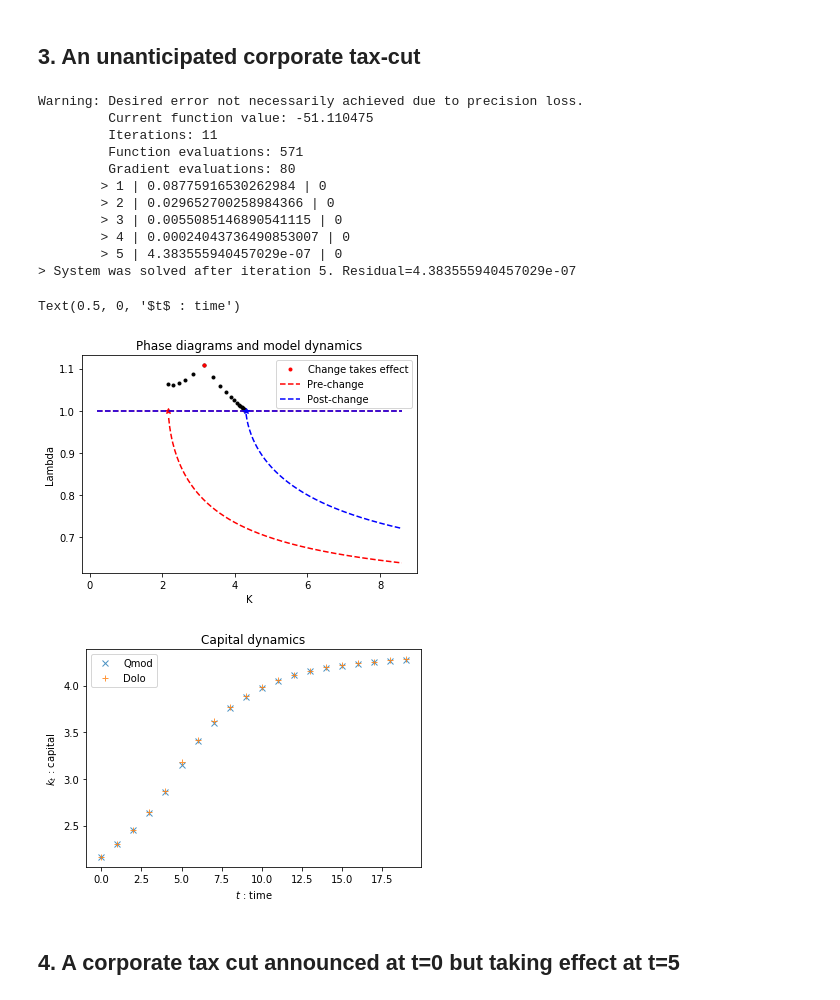
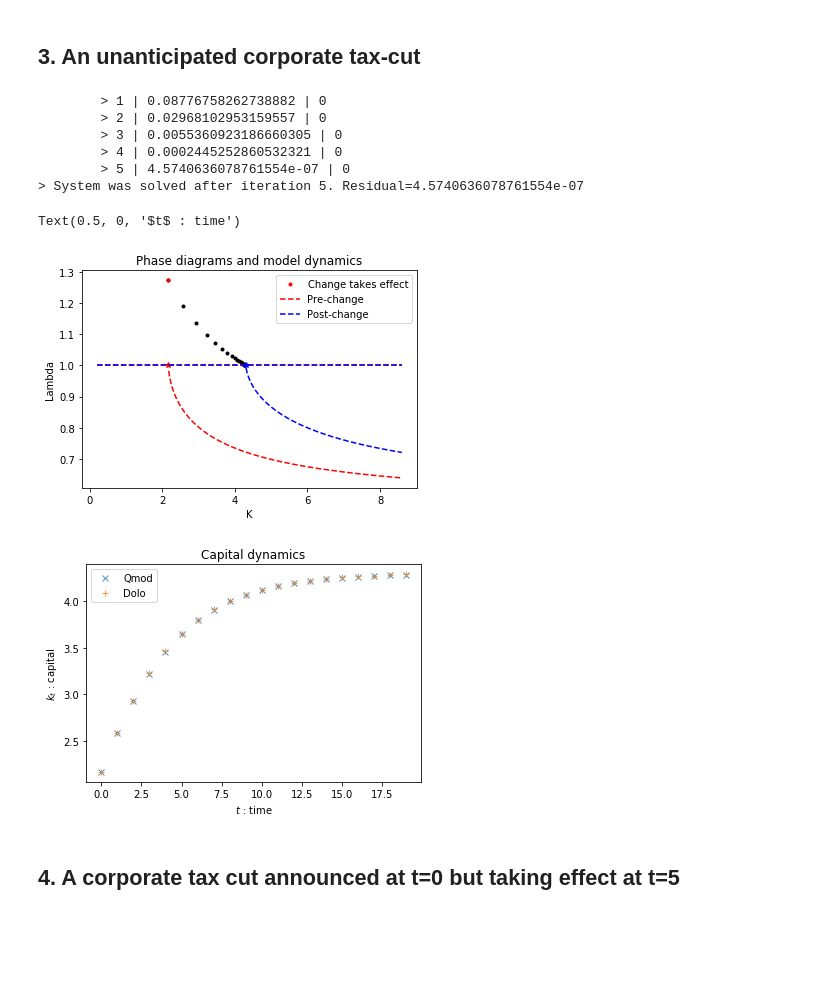
Before and after one commit to Mv77/Q_Investment, a Jupyter notebook: Examples_structural_change.ipynb, the cells around one changed output. Saved outputs shown, nothing was run; the diff lists cells and outputs as text; code cells hidden in the pictures; blank space fills up the shorter version.

```diff
--- a/Examples_structural_change.ipynb
+++ b/Examples_structural_change.ipynb
@@ -297,50 +297,50 @@ Text(0.5, 0, '$t$ : time')
 # %% [markdown]
 ## 3. An unanticipated corporate tax-cut
 # %%
+# Set the taxes of the 'high-tax' scenario
 tau_high = 0.4
+# Set time of the change
+t = 0
 
 # Qmod class
 
 # Copy the initial model, set a higher psi and re-solve
 Q_high_tau = deepcopy(Qmodel)
 Q_high_tau.tau = tau_high
 Q_high_tau.solve()
 
+# Capital will start at it steady state in the
+# high-tax scenario
 k0 = Q_high_tau.kss
 
 sol = structural_change(mod1 = Q_high_tau, mod2 = Qmodel,
                         k0 = k0, t_change = t,T_sim=T)
 
 # Dolo
 soldolo = simul_change_dolo(model = QDolo, k0 = np.array([k0]),
                             exog0 = [R,tau_high,zeta,psi],
                             exog1 = [R,tau,zeta,psi],
                             t_change = t, T_sim = T)
 
 # Plot the path of capital under both solutions
 time = range(T)
 plt.figure()
 plt.plot(time, sol[0], 'x', label = 'Qmod', alpha = 0.8)
 plt.plot(time, soldolo['k'], '+', label = 'Dolo', alpha = 0.8)
 plt.legend()
 plt.title('Capital dynamics')
 plt.ylabel('$k_t$ : capital')
 plt.xlabel('$t$ : time')
 # %% [output]
-Warning: Desired error not necessarily achieved due to precision loss.
-         Current function value: -51.110475
-         Iterations: 11
-         Function evaluations: 571
-         Gradient evaluations: 80
-        > 1 | 0.08775916530262984 | 0
-        > 2 | 0.029652700258984366 | 0
-        > 3 | 0.0055085146890541115 | 0
-        > 4 | 0.00024043736490853007 | 0
-        > 5 | 4.383555940457029e-07 | 0
-> System was solved after iteration 5. Residual=4.383555940457029e-07
+        > 1 | 0.08776758262738882 | 0
+        > 2 | 0.02968102953159557 | 0
+        > 3 | 0.0055360923186660305 | 0
+        > 4 | 0.0002445252860532321 | 0
+        > 5 | 4.5740636078761554e-07 | 0
+> System was solved after iteration 5. Residual=4.5740636078761554e-07
 Text(0.5, 0, '$t$ : time')
-[figure, old version]
+[figure, new version]
-[figure, old version]
+[figure, new version]
 # %% [markdown]
 ## 4. A corporate tax cut announced at t=0 but taking effect at t=5
 # %%
```
Also changed, not shown: parts of 4 cells of this notebook, 1 other file.
